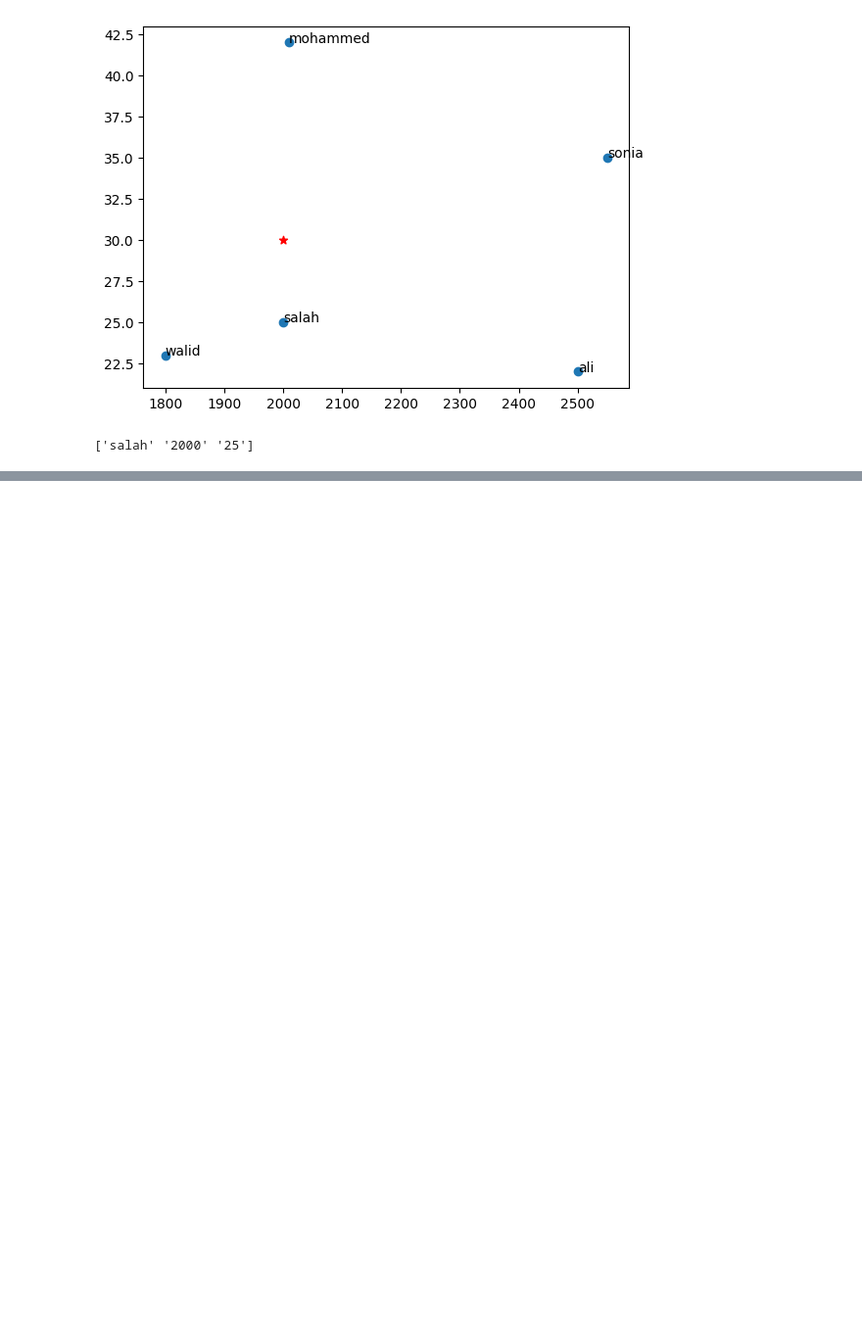
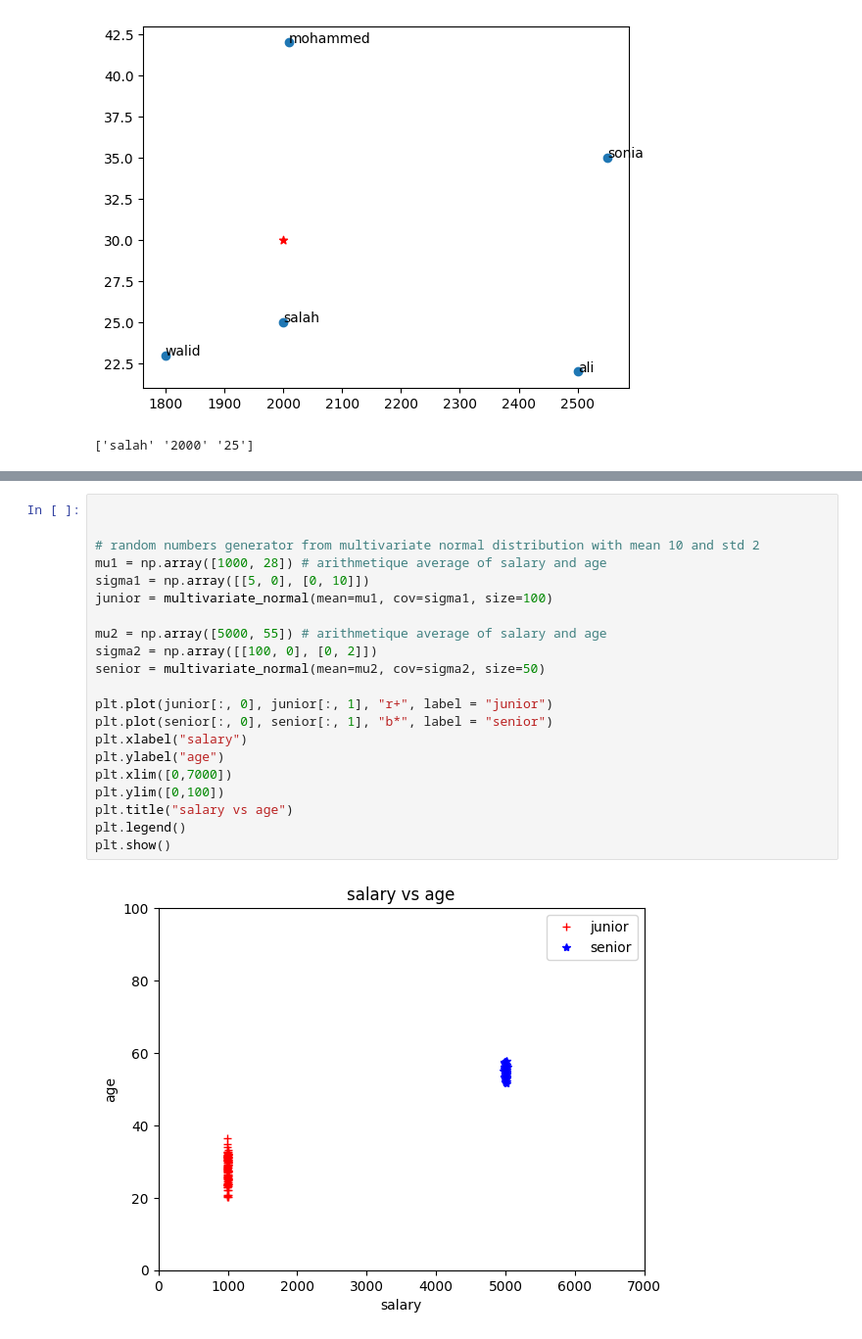
Before and after one commit to melekabbassi/Python, a Jupyter notebook: session_13_09_2022.ipynb, the cells around one changed output, grey strips where cells are left out. Shown at 98% size. Cells and saved outputs as stored; diff of their text form; blank space fills up the shorter version.

```diff
--- a/session_13_09_2022.ipynb
+++ b/session_13_09_2022.ipynb
@@ -37,0 +115,23 @@ print(employees[np.argmin(distances)])
+# %%
+
+
+# random numbers generator from multivariate normal distribution with mean 10 and std 2
+mu1 = np.array([1000, 28]) # arithmetique average of salary and age
+sigma1 = np.array([[5, 0], [0, 10]])
+junior = multivariate_normal(mean=mu1, cov=sigma1, size=100)
+
+mu2 = np.array([5000, 55]) # arithmetique average of salary and age
+sigma2 = np.array([[100, 0], [0, 2]])
+senior = multivariate_normal(mean=mu2, cov=sigma2, size=50)
+
+plt.plot(junior[:, 0], junior[:, 1], "r+", label = "junior")
+plt.plot(senior[:, 0], senior[:, 1], "b*", label = "senior")
+plt.xlabel("salary")
+plt.ylabel("age")
+plt.xlim([0,7000])
+plt.ylim([0,100])
+plt.title("salary vs age")
+plt.legend()
+plt.show()
+# %% [output]
+[figure, added]
```
Also changed, not shown: parts of 9 cells of this notebook.
